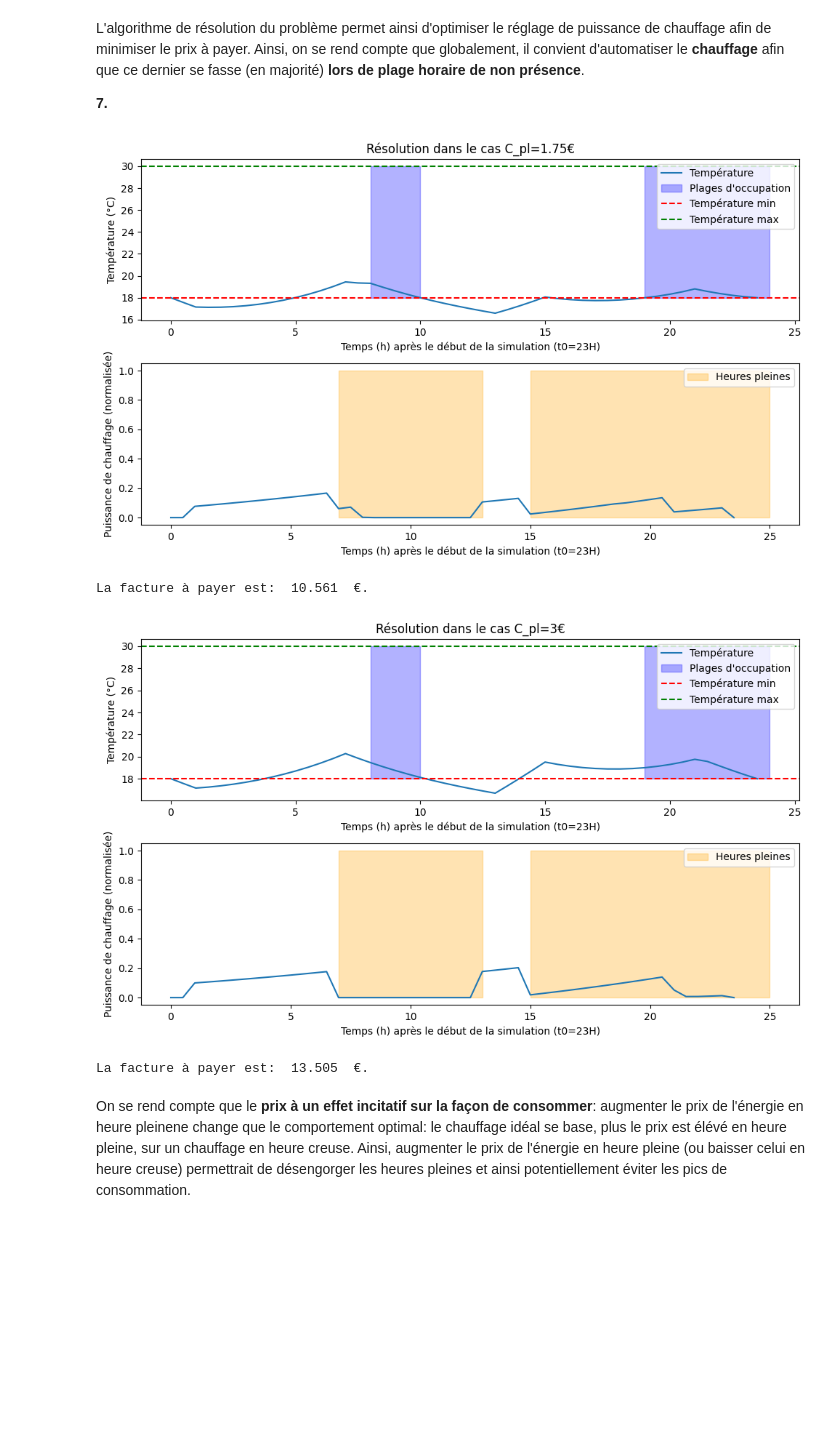
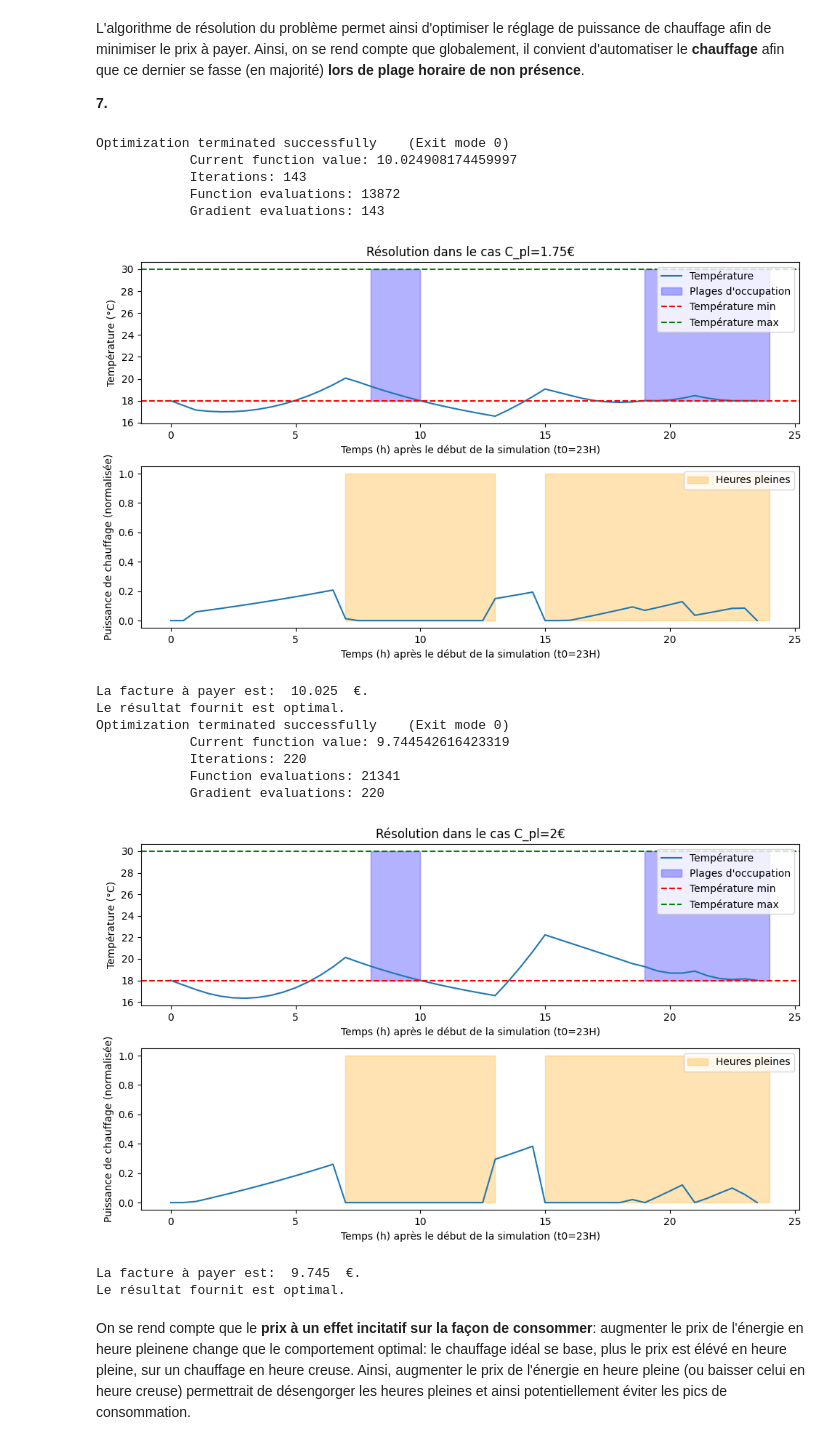
Before and after one commit to TomSchippke/PROJETS_S2, a Jupyter notebook: Mini_Projet_Optim_LAGARDE_SCHIPPKE.ipynb, the cells around one changed output. Saved outputs shown, nothing was run; the diff lists cells and outputs as text; code cells hidden in the pictures; blank space fills up the shorter version.

```diff
--- a/Mini_Projet_Optim_LAGARDE_SCHIPPKE.ipynb
+++ b/Mini_Projet_Optim_LAGARDE_SCHIPPKE.ipynb
@@ -135,13 +134,13 @@ def resolution (cpl=1.50):
 
     # Initialisation des variables
     X0 = np.zeros(2 * N)
-    X0[:N] = (TM+Tm)/2  # Température initiale
+    X0[:N] = (Tm+TM)/2  # Température initiale
 
     # Définition des contraintes et de la fonction objectif pour minimize
     contraintes_dict = ({'type': 'eq', 'fun': contraintes_eq},{'type': 'ineq', 'fun': contraintes_ineq})
 
     # Résolution avec minimize
-    resultat_minimize = minimize(cost, X0, constraints=contraintes_dict, options={'disp': False})
+    resultat_minimize = minimize(cost, X0, constraints=contraintes_dict, options={'disp': True,'maxiter': 300})
 
     # Récupération des résultats
     T_resultat = resultat_minimize.x[:N]
@@ -174,6 +173,13 @@ def resolution (cpl=1.50):
     plt.tight_layout()
     plt.show()
     print('La facture à payer est: ', round(cost(resultat_minimize.x), 3),' €.')
+    if  resultat_minimize.success == True:
+        print('Le résultat fournit est optimal.')
+    else:
+        if resultat_minimize.message == 'Iteration limit reached':
+            print('Le résultat fournit n\'est pas optimal car le nombre d\'itération mamimum a été atteint.')
+        else:
+            print('Le résultat fournit n\'est pas optimal car: ', resultat_minimize.message)
     return
 
 resolution()
@@ -196,12 +205,24 @@ L'algorithme de résolution du problème permet ainsi d'optimiser le réglage de
 # %%
 #On reprend l'algorithme de résolution précédent
 resolution(cpl=1.75)
-resolution(cpl=3)
+resolution(cpl=2)
 # %% [output]
+Optimization terminated successfully    (Exit mode 0)
+            Current function value: 10.024908174459997
+            Iterations: 143
+            Function evaluations: 13872
+            Gradient evaluations: 143
-[figure, old version]
+[figure, new version]
-La facture à payer est:  10.561  €.
+La facture à payer est:  10.025  €.
+Le résultat fournit est optimal.
+Optimization terminated successfully    (Exit mode 0)
+            Current function value: 9.744542616423319
+            Iterations: 220
+            Function evaluations: 21341
+            Gradient evaluations: 220
-[figure, old version]
+[figure, new version]
-La facture à payer est:  13.505  €.
+La facture à payer est:  9.745  €.
+Le résultat fournit est optimal.
 # %% [markdown]
 On se rend compte que le **prix à un effet incitatif sur la façon de consommer**: augmenter  le prix de l'énergie en heure pleinene change que le comportement optimal: le chauffage idéal se base, plus le prix est élévé en heure pleine, sur un chauffage en heure creuse. Ainsi, augmenter le prix de l'énergie en heure pleine (ou baisser celui en heure creuse) permettrait de désengorger les heures pleines et ainsi potentiellement éviter les pics de consommation.
 # %% [markdown]
```
Also changed, not shown: parts of 6 cells of this notebook, 1 other file.
